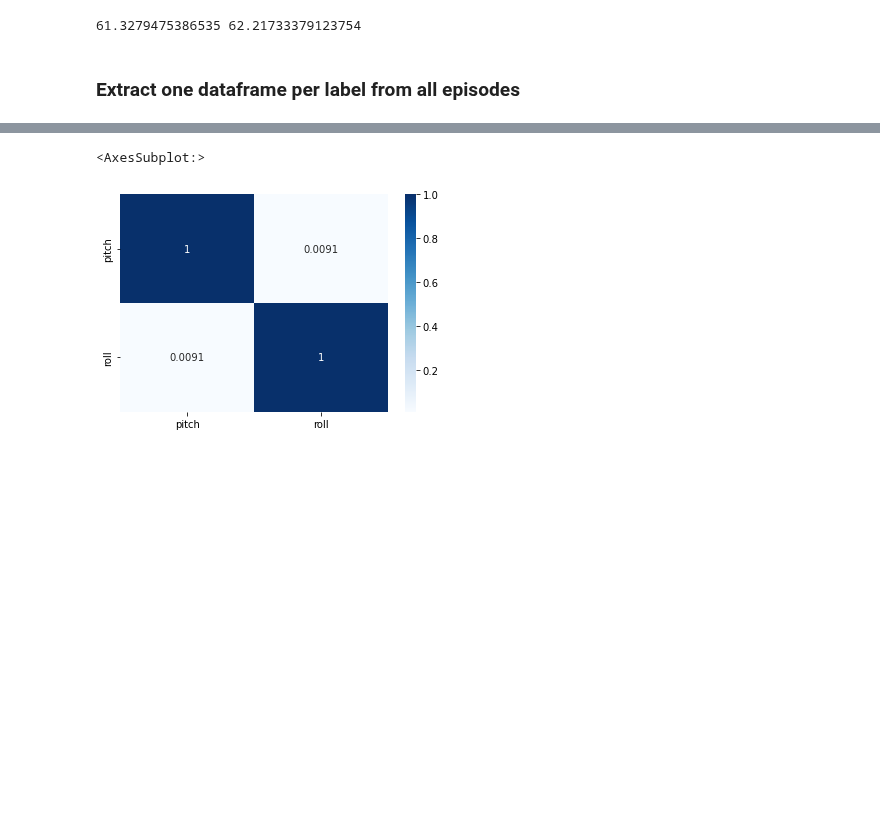
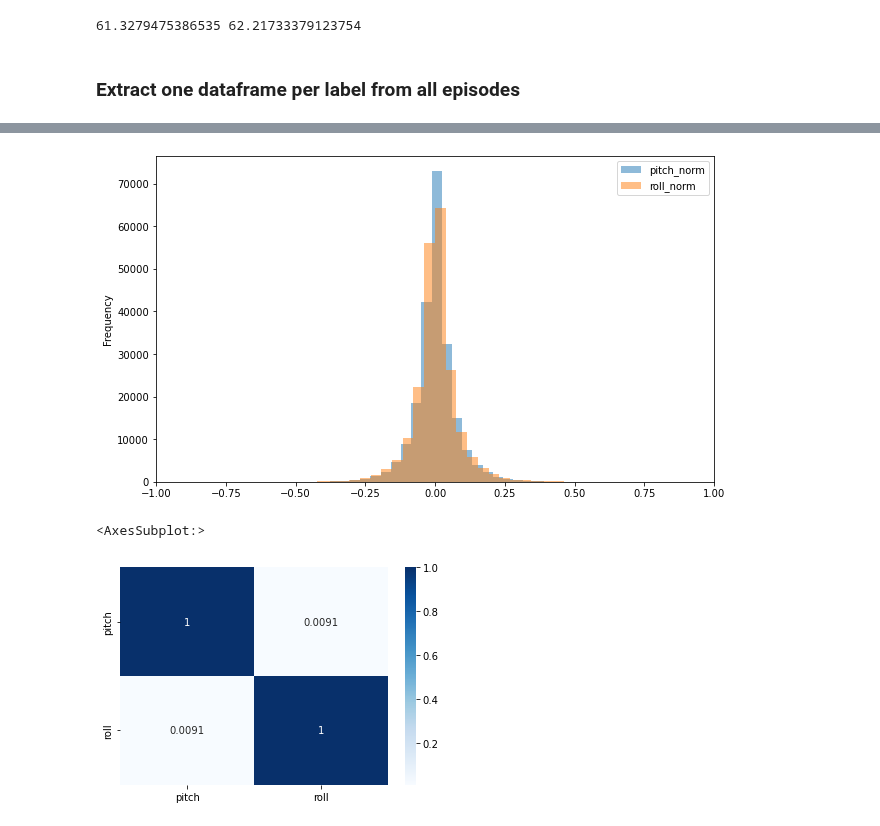
Before and after one commit to lancedw/3D-state-prediction-for-surface-vessels-using-IMU-data-and-images, a Jupyter notebook: code/notebooks/pr_data_analysis.ipynb, the cells around one changed output, grey strips where cells are left out. Drawn from its saved outputs; the diff is of its cells as text; code cells hidden in the pictures; blank space fills up the shorter version.

```diff
--- a/code/notebooks/pr_data_analysis.ipynb
+++ b/code/notebooks/pr_data_analysis.ipynb
@@ -128,3 +156,9 @@ pitch
+# %%
+label0_df = dataframe_dict.get(0)
+pitch = label0_df.pitch_norm.plot.hist(bins = 35, figsize=(10, 6), xlim=[-1,1], alpha=0.5, legend=True)
+roll = label0_df.roll_norm.plot.hist(bins = 35, figsize=(10, 6), xlim=[-1,1], alpha=0.5, legend=True)
+# %% [output]
+[figure, added]
 # %%
 corr = label0_df[["pitch", "roll"]].corr()
 sns.heatmap(corr, cmap="Blues", annot=True)
```
Also changed, not shown: parts of 9 cells of this notebook, 4 other files.
